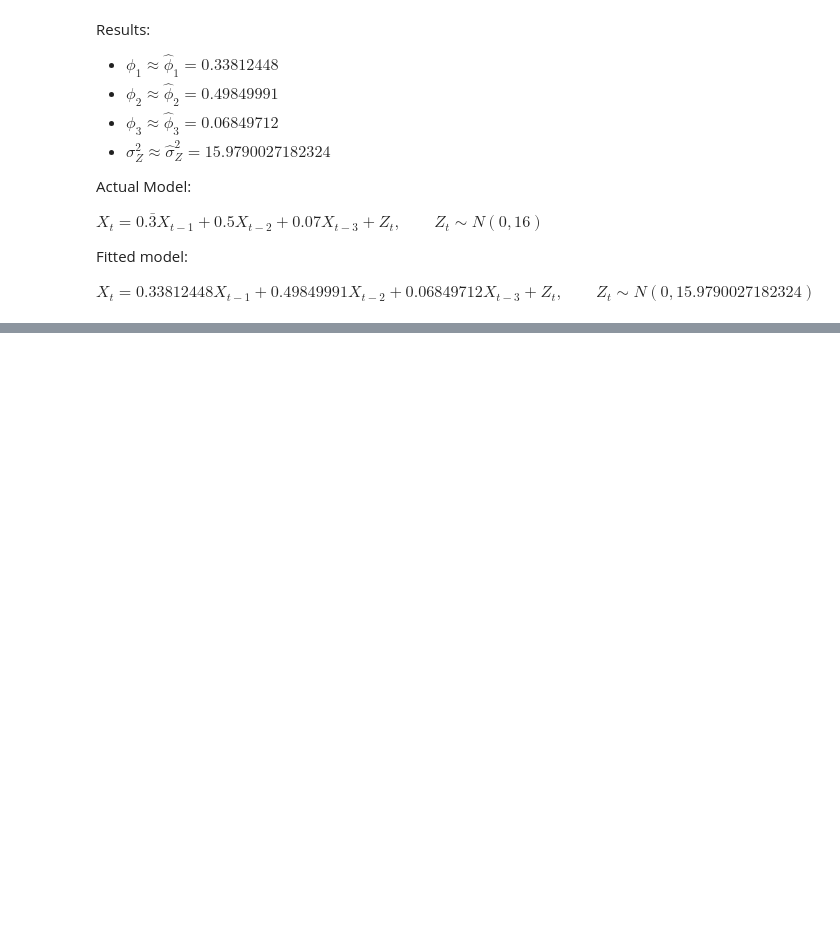
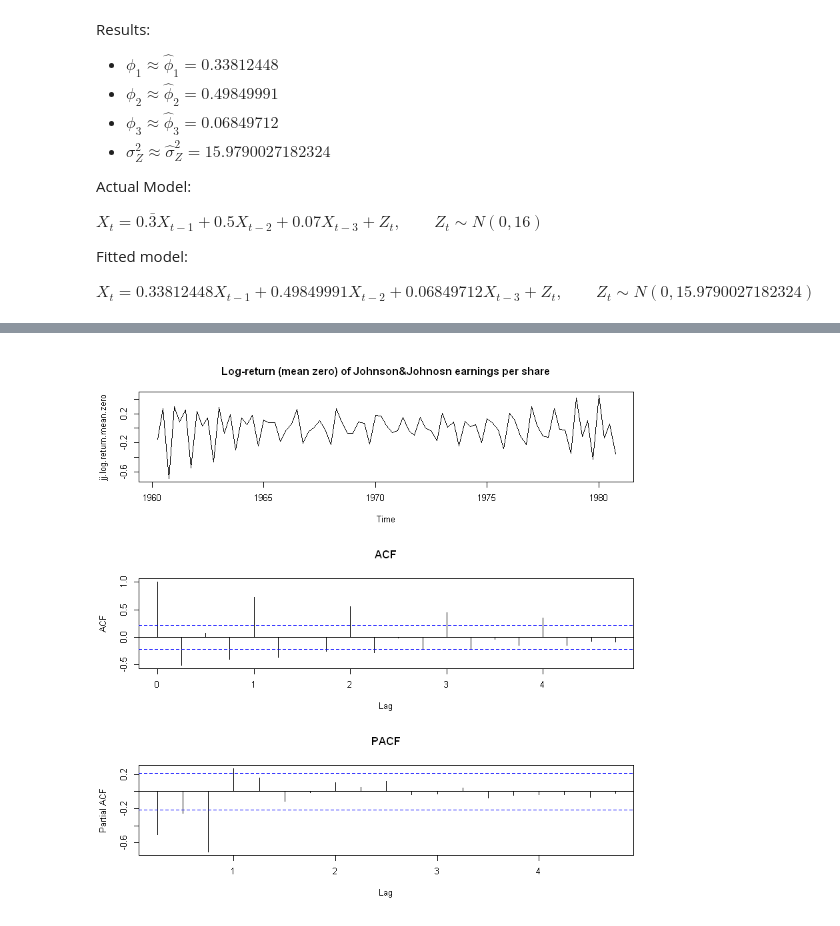
Before and after one commit to Lucas-Okamura/Timeseries-University-NY, a Jupyter notebook: notebooks/week4_ar_yule_walker_pacf.ipynb, the cells around one changed output, grey strips where cells are left out. Saved outputs shown, nothing was run; the diff lists cells and outputs as text; code cells hidden in the pictures; blank space fills up the shorter version.

```diff
--- a/notebooks/week4_ar_yule_walker_pacf.ipynb
+++ b/notebooks/week4_ar_yule_walker_pacf.ipynb
@@ -487,0 +588,12 @@ $
+# %%
+# log-return of Johnson&Johnson
+jj.log.return=diff(log(JohnsonJohnson))
+jj.log.return.mean.zero=jj.log.return-mean(jj.log.return)
+# %%
+# Plots for log-returns
+par(mfrow=c(3,1))
+plot(jj.log.return.mean.zero, main='Log-return (mean zero) of Johnson&Johnson earnings per share')
+acf(jj.log.return.mean.zero, main='ACF')
+pacf(jj.log.return.mean.zero, main='PACF')
+# %% [output]
+[figure, added]
```
Also changed, not shown: parts of 24 cells of this notebook.
